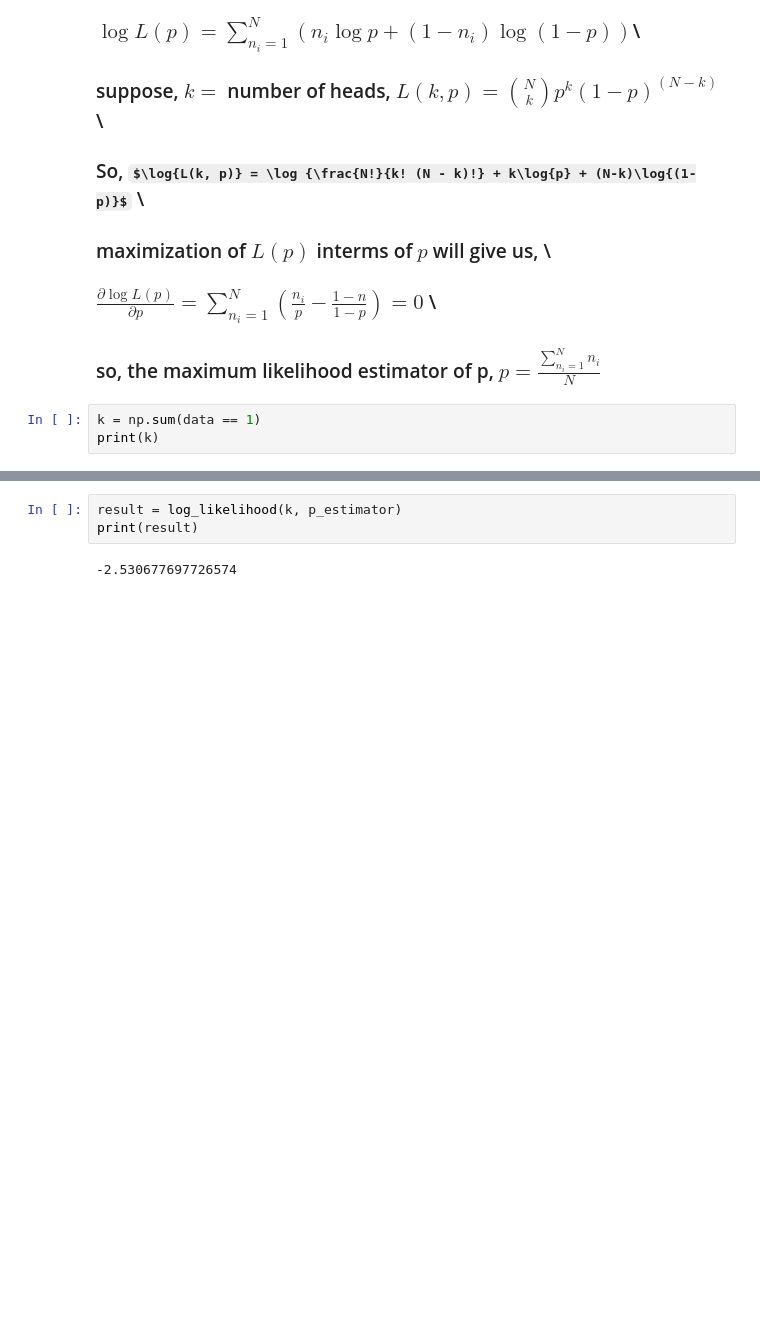
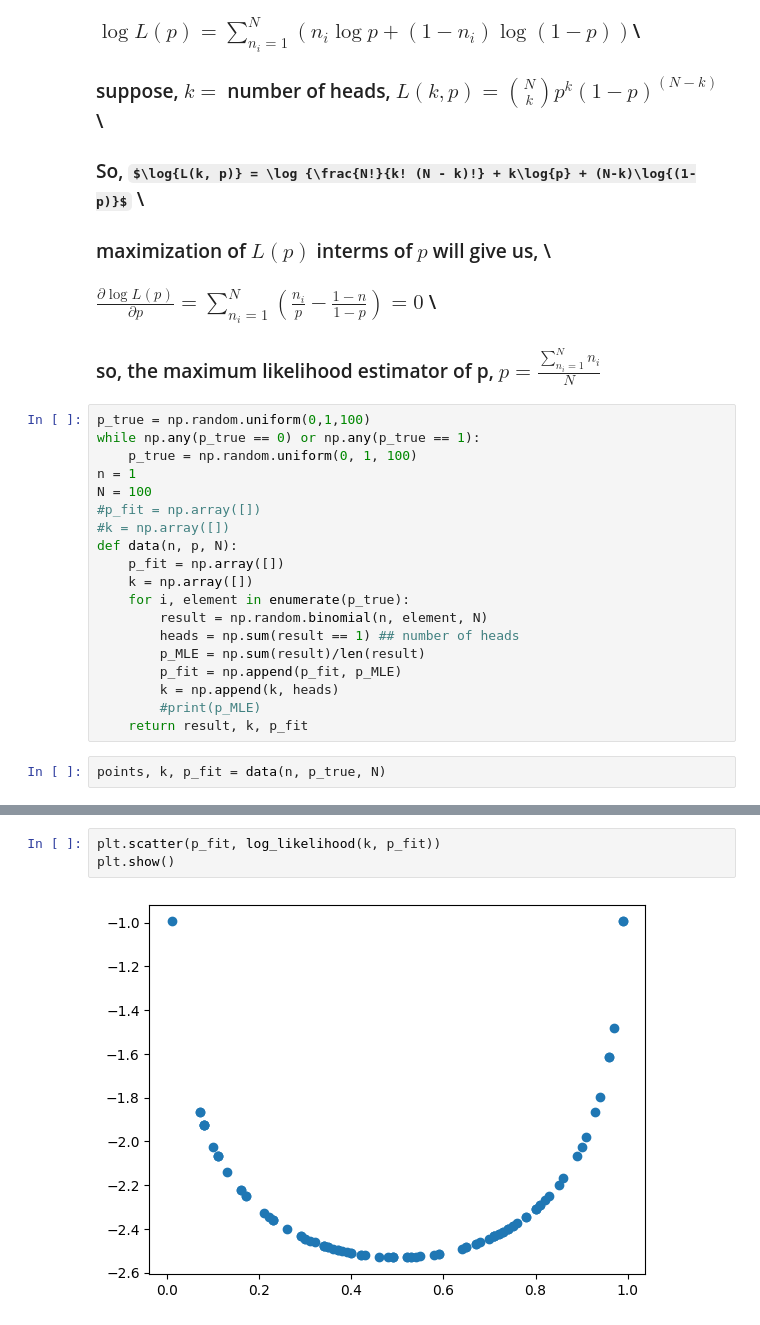
Before and after one commit to labani-01/PHY657, a Jupyter notebook: Module_3/ Module-3.ipynb, the cells around one changed output, grey strips where cells are left out. Drawn from its saved outputs; the diff is of its cells as text; some formulas as TeX source; blank space fills up the shorter version.

```diff
--- a/Module_3/ Module-3.ipynb
+++ b/Module_3/ Module-3.ipynb
@@ -24,6 +25,24 @@ print(data)
 ### maximization of $L(p)$ interms of $p$ will give us, \\
 ### $\frac{\partial \log{L(p)}}{\partial p} = \sum_{n_i=1}^{N} (\frac{n_i}{p} - \frac{1-n}{1-p}) = 0$ \\
 ### so, the maximum likelihood estimator of p, $\hat{p} = \frac{\sum_{n_i = 1}^{N} n_i}{N}$
+# %%
+p_true = np.random.uniform(0,1,100)
+while np.any(p_true == 0) or np.any(p_true == 1):
+    p_true = np.random.uniform(0, 1, 100)
+n = 1
+N = 100
+#p_fit = np.array([])
+#k = np.array([])
+def data(n, p, N):
+    p_fit = np.array([])
+    k = np.array([])
+    for i, element in enumerate(p_true):
+        result = np.random.binomial(n, element, N)
+        heads = np.sum(result == 1) ## number of heads
+        p_MLE = np.sum(result)/len(result)
+        p_fit = np.append(p_fit, p_MLE)
+        k = np.append(k, heads)
+        #print(p_MLE)
+    return result, k, p_fit
 # %%
-k = np.sum(data == 1)
-print(k)
+points, k, p_fit = data(n, p_true, N)
@@ -40,5 +63,5 @@ def log_likelihood(k, p):
-# %%
-result = log_likelihood(k, p_estimator)
-print(result)
-# %% [output]
--2.530677697726574
+# %%
+plt.scatter(p_fit, log_likelihood(k, p_fit))
+plt.show()
+# %% [output]
+[figure, added]
```
Also changed, not shown: parts of 9 cells of this notebook.
